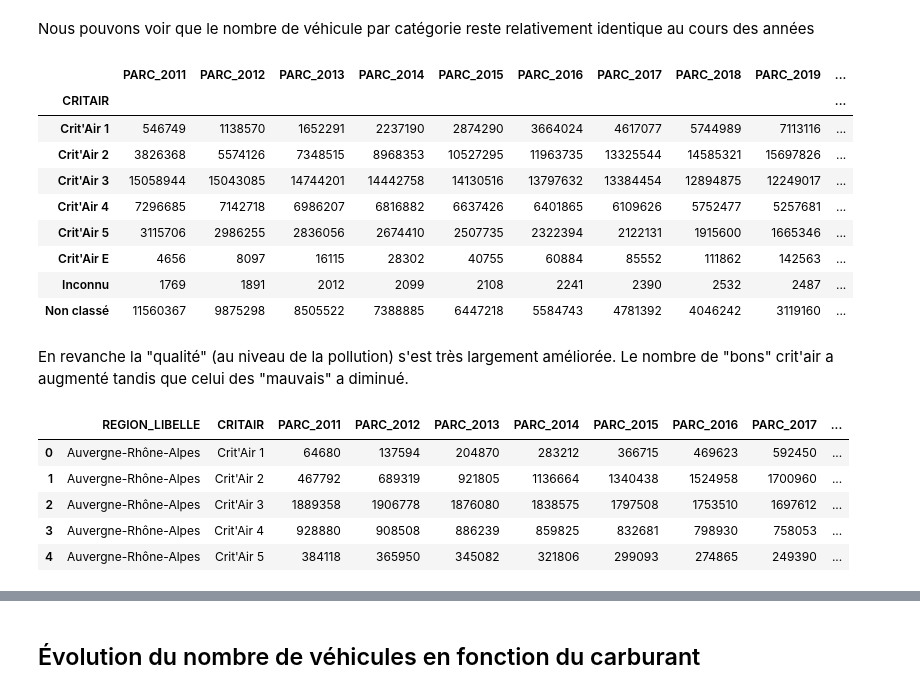
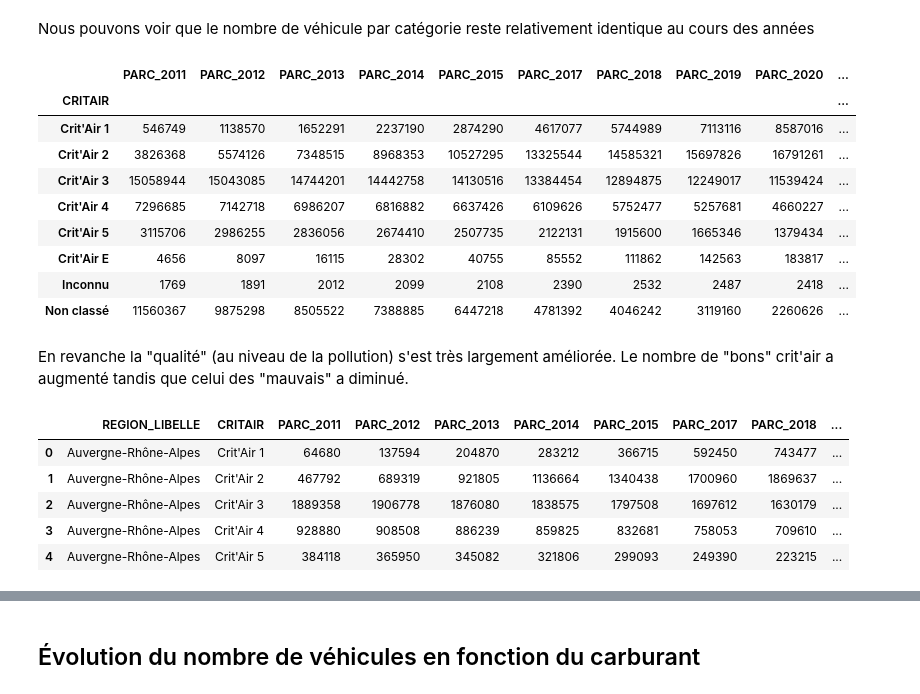
Before and after one commit to TheoLBTN/Projet-Python, a Jupyter notebook: Projet.ipynb, the cells around one changed output, grey strips where cells are left out. Saved outputs shown, nothing was run; the diff lists cells and outputs as text; code cells hidden in the pictures.

```diff
--- a/Projet.ipynb
+++ b/Projet.ipynb
@@ -6,6 +6,9 @@ import geopandas as gpd
 #from cartiflette.s3 import download_vectorfile_url_all
 from scipy.stats import binom
 from sklearn.linear_model import LinearRegression
+
+pd.set_option('display.max_rows', 30)
+pd.set_option('display.max_columns', 40)
 # %%
 # Collecte des données
 data=pd.read_csv("Donnees-sur-le-parc-de-vehicule-au-niveau-regional.2023-05.csv", sep=';',header=[1])
@@ -68,32 +92,32 @@ data.groupby('CATEGORIE_VEHICULE')[variables].sum()
 Nous pouvons voir que le nombre de véhicule par catégorie reste relativement identique au cours des années
 # %%
 # Visualisation du nombre de Crit'Air chaque année:
-data.groupby('CRITAIR')[vaira].sum()
+data.groupby('CRITAIR')[variables].sum()
 # %% [output]
-|  | PARC_2011 | PARC_2012 | PARC_2013 | PARC_2014 | PARC_2015 | PARC_2016 | PARC_2017 | PARC_2018 | PARC_2019 | ... |
+|  | PARC_2011 | PARC_2012 | PARC_2013 | PARC_2014 | PARC_2015 | PARC_2017 | PARC_2018 | PARC_2019 | PARC_2020 | ... |
 | CRITAIR |  |  |  |  |  |  |  |  |  | ... |
-| Crit'Air 1 | 546749 | 1138570 | 1652291 | 2237190 | 2874290 | 3664024 | 4617077 | 5744989 | 7113116 | ... |
-| Crit'Air 2 | 3826368 | 5574126 | 7348515 | 8968353 | 10527295 | 11963735 | 13325544 | 14585321 | 15697826 | ... |
-| Crit'Air 3 | 15058944 | 15043085 | 14744201 | 14442758 | 14130516 | 13797632 | 13384454 | 12894875 | 12249017 | ... |
-| Crit'Air 4 | 7296685 | 7142718 | 6986207 | 6816882 | 6637426 | 6401865 | 6109626 | 5752477 | 5257681 | ... |
-| Crit'Air 5 | 3115706 | 2986255 | 2836056 | 2674410 | 2507735 | 2322394 | 2122131 | 1915600 | 1665346 | ... |
-| Crit'Air E | 4656 | 8097 | 16115 | 28302 | 40755 | 60884 | 85552 | 111862 | 142563 | ... |
-| Inconnu | 1769 | 1891 | 2012 | 2099 | 2108 | 2241 | 2390 | 2532 | 2487 | ... |
-| Non classé | 11560367 | 9875298 | 8505522 | 7388885 | 6447218 | 5584743 | 4781392 | 4046242 | 3119160 | ... |
+| Crit'Air 1 | 546749 | 1138570 | 1652291 | 2237190 | 2874290 | 4617077 | 5744989 | 7113116 | 8587016 | ... |
+| Crit'Air 2 | 3826368 | 5574126 | 7348515 | 8968353 | 10527295 | 13325544 | 14585321 | 15697826 | 16791261 | ... |
+| Crit'Air 3 | 15058944 | 15043085 | 14744201 | 14442758 | 14130516 | 13384454 | 12894875 | 12249017 | 11539424 | ... |
+| Crit'Air 4 | 7296685 | 7142718 | 6986207 | 6816882 | 6637426 | 6109626 | 5752477 | 5257681 | 4660227 | ... |
+| Crit'Air 5 | 3115706 | 2986255 | 2836056 | 2674410 | 2507735 | 2122131 | 1915600 | 1665346 | 1379434 | ... |
+| Crit'Air E | 4656 | 8097 | 16115 | 28302 | 40755 | 85552 | 111862 | 142563 | 183817 | ... |
+| Inconnu | 1769 | 1891 | 2012 | 2099 | 2108 | 2390 | 2532 | 2487 | 2418 | ... |
+| Non classé | 11560367 | 9875298 | 8505522 | 7388885 | 6447218 | 4781392 | 4046242 | 3119160 | 2260626 | ... |
 # %% [markdown]
 En revanche la "qualité" (au niveau de la pollution) s'est très largement améliorée. Le nombre de "bons" crit'air a augmenté tandis que celui des "mauvais" a diminué.
 # %%
 # Regrouper les vignettes critair entre elles dans chaque régions pour ensuite pouvoir avoir le nombre de véhicules
 # par critair, par régions
-result2 = data.groupby(['REGION_LIBELLE','CRITAIR'])[['PARC_2011','PARC_2012','PARC_2013','PARC_2014','PARC_2015','PARC_2016','PARC_2017','PARC_2018','PARC_2019','PARC_2020','PARC_2021','PARC_2022']].sum().reset_index()
+result2 = data.groupby(['REGION_LIBELLE','CRITAIR'])[variables].sum().reset_index()
 result2.head()
 # %% [output]
-|  | REGION_LIBELLE | CRITAIR | PARC_2011 | PARC_2012 | PARC_2013 | PARC_2014 | PARC_2015 | PARC_2016 | PARC_2017 | ... |
-| 0 | Auvergne-Rhône-Alpes | Crit'Air 1 | 64680 | 137594 | 204870 | 283212 | 366715 | 469623 | 592450 | ... |
-| 1 | Auvergne-Rhône-Alpes | Crit'Air 2 | 467792 | 689319 | 921805 | 1136664 | 1340438 | 1524958 | 1700960 | ... |
-| 2 | Auvergne-Rhône-Alpes | Crit'Air 3 | 1889358 | 1906778 | 1876080 | 1838575 | 1797508 | 1753510 | 1697612 | ... |
-| 3 | Auvergne-Rhône-Alpes | Crit'Air 4 | 928880 | 908508 | 886239 | 859825 | 832681 | 798930 | 758053 | ... |
-| 4 | Auvergne-Rhône-Alpes | Crit'Air 5 | 384118 | 365950 | 345082 | 321806 | 299093 | 274865 | 249390 | ... |
+|  | REGION_LIBELLE | CRITAIR | PARC_2011 | PARC_2012 | PARC_2013 | PARC_2014 | PARC_2015 | PARC_2017 | PARC_2018 | ... |
+| 0 | Auvergne-Rhône-Alpes | Crit'Air 1 | 64680 | 137594 | 204870 | 283212 | 366715 | 592450 | 743477 | ... |
+| 1 | Auvergne-Rhône-Alpes | Crit'Air 2 | 467792 | 689319 | 921805 | 1136664 | 1340438 | 1700960 | 1869637 | ... |
+| 2 | Auvergne-Rhône-Alpes | Crit'Air 3 | 1889358 | 1906778 | 1876080 | 1838575 | 1797508 | 1697612 | 1630179 | ... |
+| 3 | Auvergne-Rhône-Alpes | Crit'Air 4 | 928880 | 908508 | 886239 | 859825 | 832681 | 758053 | 709610 | ... |
+| 4 | Auvergne-Rhône-Alpes | Crit'Air 5 | 384118 | 365950 | 345082 | 321806 | 299093 | 249390 | 223215 | ... |
 # %%
 result3 = data.groupby(['REGION_LIBELLE','CRITAIR','CARBURANT'])[['PARC_2011','PARC_2012','PARC_2013','PARC_2014','PARC_2015','PARC_2016','PARC_2017','PARC_2018','PARC_2019','PARC_2020','PARC_2021','PARC_2022']].sum().reset_index()
 result3.head()
```
Also changed, not shown: parts of 2 cells of this notebook, 1 other file.
